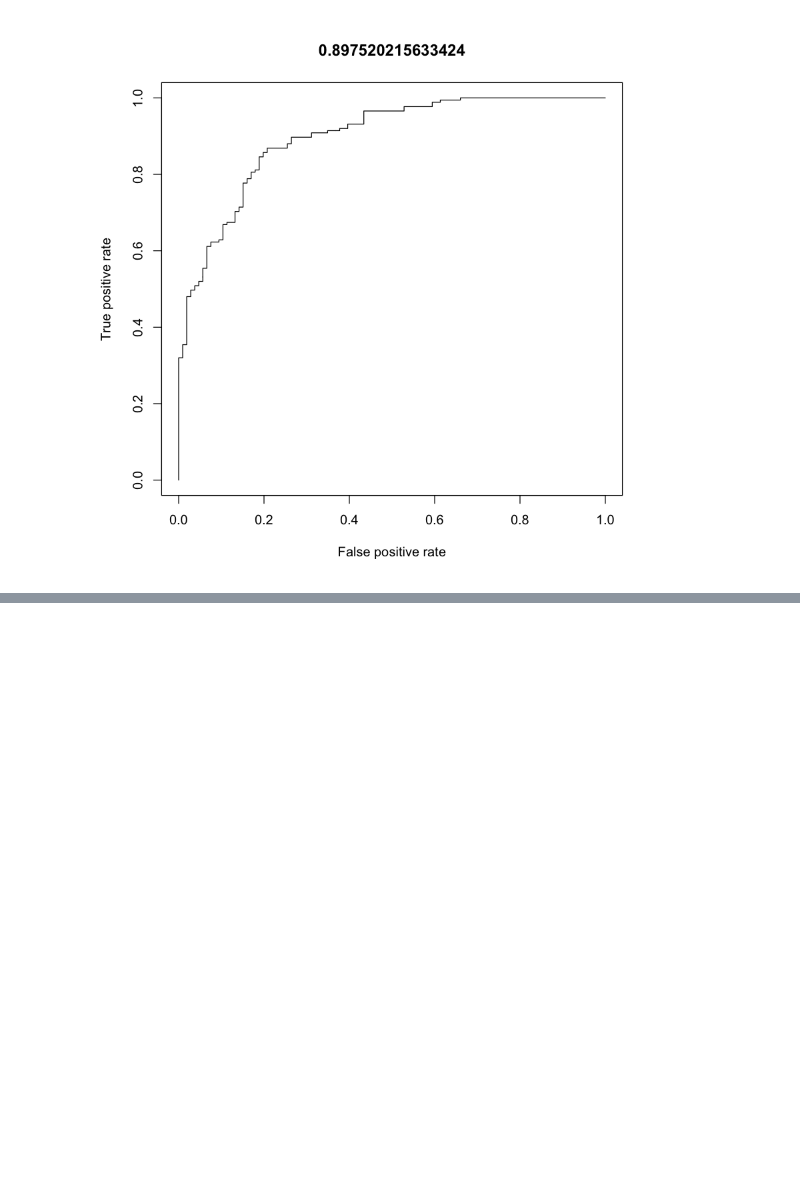
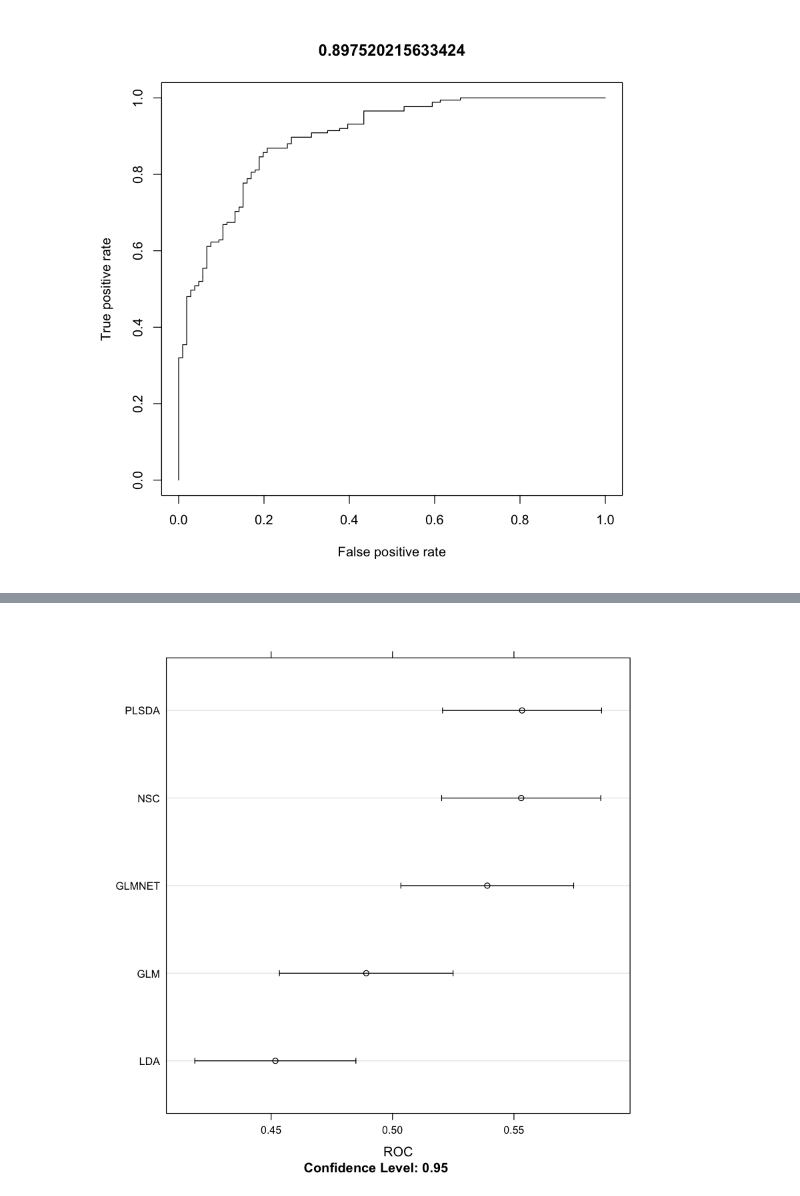
Before and after one commit to Randallzoeng/BookClub, a Jupyter notebook: AppliedPredictiveModeling/Chap. 12 Exercises.ipynb, the cells around one changed output, grey strips where cells are left out. Drawn from its saved outputs; the diff is of its cells as text; code cells hidden in the pictures; blank space fills up the shorter version.

```diff
--- a/AppliedPredictiveModeling/Chap. 12 Exercises.ipynb
+++ b/AppliedPredictiveModeling/Chap. 12 Exercises.ipynb
@@ -500,0 +578,3 @@ plot(roc_obj,main=paste(auc_obj@y.values[[1]]))
+# %%
+bio_linear_models <-  build_AUC_linear_models(bio_flt_nzv[trn_id,],any_damage[trn_id])
+summary(bio_linear_models)
@@ -500,0 +600,5 @@ plot(roc_obj,main=paste(auc_obj@y.values[[1]]))
+# %%
+trellis.par.set(caretTheme())
+dotplot(bio_linear_models, metric = "ROC")
+# %% [output]
+[figure, added]
```
Also changed, not shown: parts of 5 cells of this notebook.
